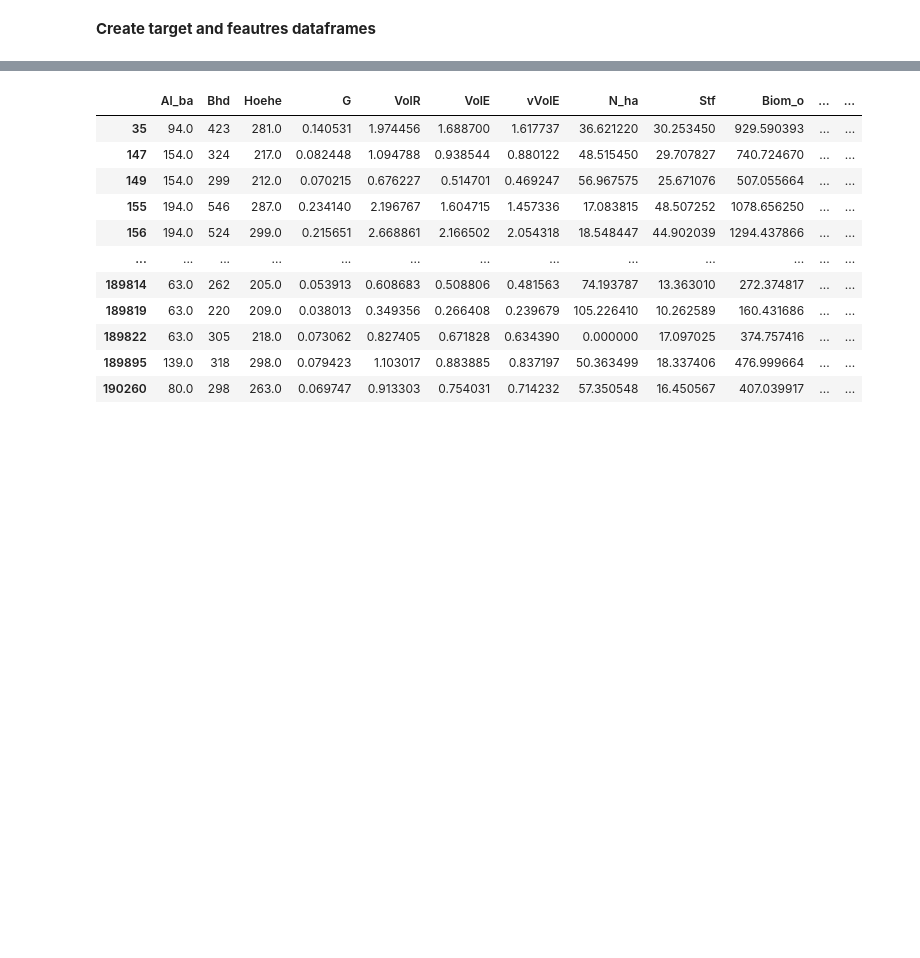
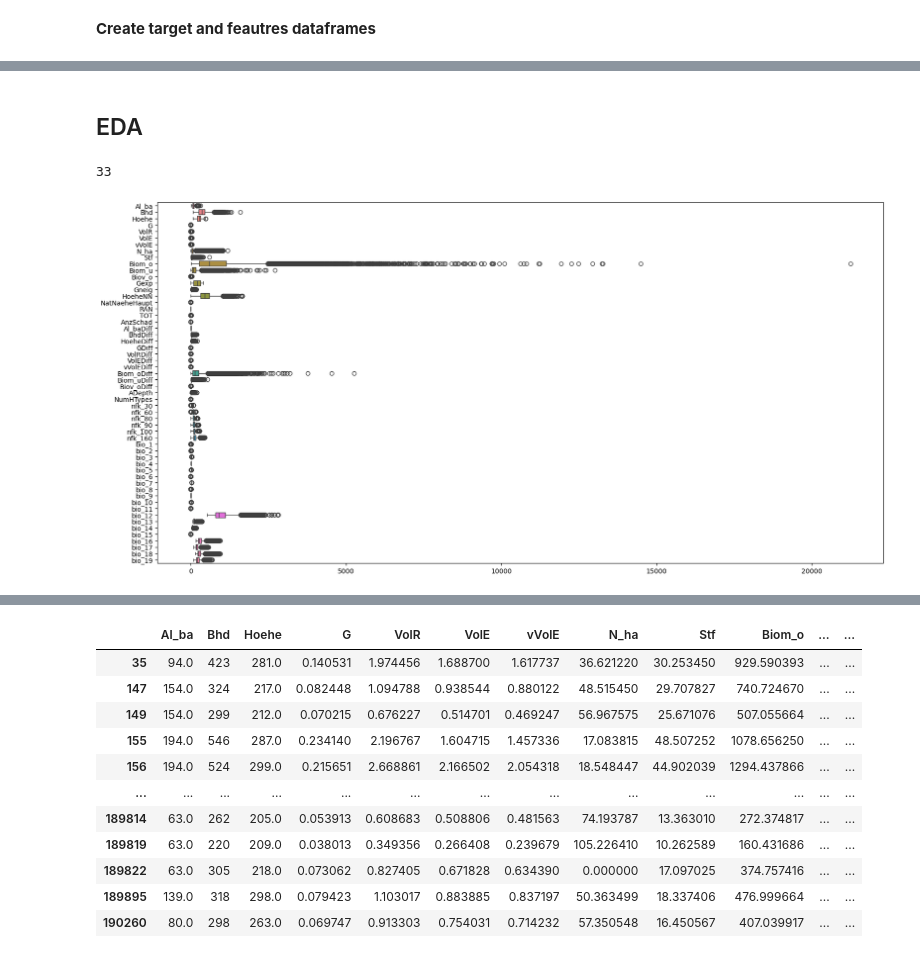
Before and after one commit to hansendav/UBS-ML-24, a Jupyter notebook: notebooks/m1_datasetdescription.ipynb, the cells around one changed output, grey strips where cells are left out. Saved outputs shown, nothing was run; the diff lists cells and outputs as text; code cells hidden in the pictures; blank space fills up the shorter version.

```diff
--- a/notebooks/m1_datasetdescription.ipynb
+++ b/notebooks/m1_datasetdescription.ipynb
@@ -262,0 +253,2 @@ plt.show()
+# %% [markdown]
+## EDA
@@ -263,3 +264,13 @@ plt.show()
+# %%
+len(plot_dist)
+# %% [output]
+33
+# %%
+plt.figure(figsize=(20, 10))
+sns.boxplot(data=features_continuous, orient='h')
+plt.show()
+# %% [output]
+[figure, added]
 # %%
 corr_mat = features_continuous.corr().stack().reset_index(name="correlation")
 # %%
```
Also changed, not shown: parts of 16 cells of this notebook, 1 other file.
